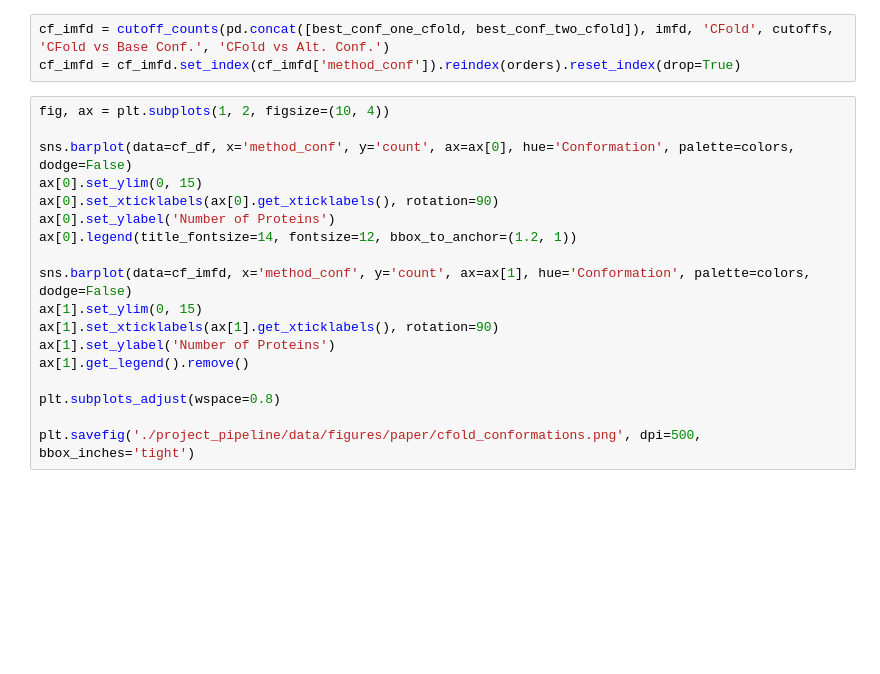
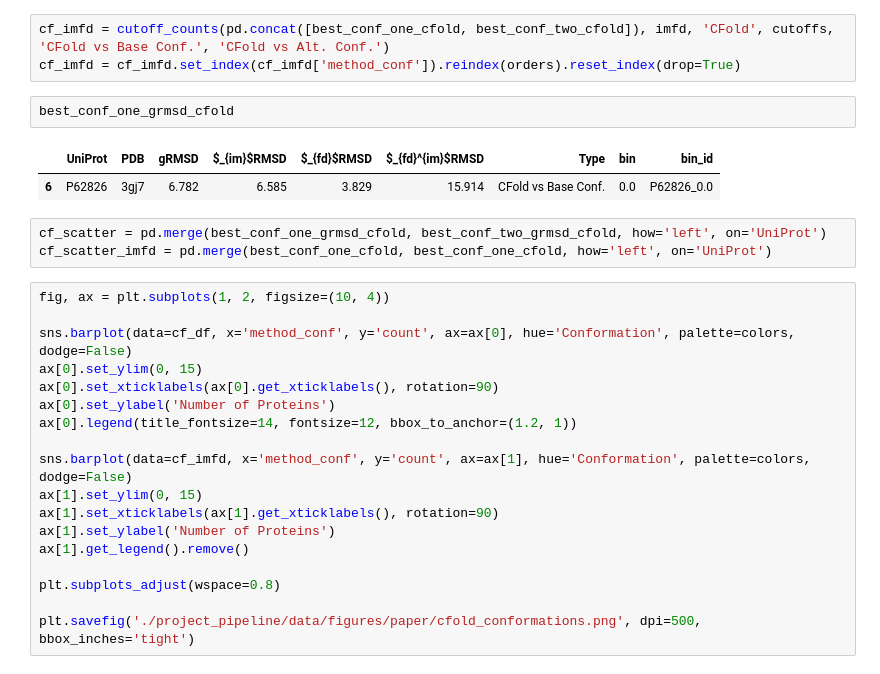
Before and after one commit to bperkinsj/autoinhibition_and_alphafold2, a Jupyter notebook: paper_figs.ipynb, the cells around one changed output. Saved outputs shown, nothing was run; the diff lists cells and outputs as text; blank space fills up the shorter version.

```diff
--- a/paper_figs.ipynb
+++ b/paper_figs.ipynb
@@ -3592,6 +3630,14 @@ cf_df = cf_df.set_index(cf_df['method_conf']).reindex(orders).reset_index(drop=T
 # %%
 cf_imfd = cutoff_counts(pd.concat([best_conf_one_cfold, best_conf_two_cfold]), imfd, 'CFold', cutoffs, 'CFold vs Base Conf.', 'CFold vs Alt. Conf.')
 cf_imfd = cf_imfd.set_index(cf_imfd['method_conf']).reindex(orders).reset_index(drop=True)
+# %%
+best_conf_one_grmsd_cfold
+# %% [output]
+|  | UniProt | PDB | gRMSD | $_{im}$RMSD | $_{fd}$RMSD | $_{fd}^{im}$RMSD | Type | bin | bin_id |
+| 6 | P62826 | 3gj7 | 6.782 | 6.585 | 3.829 | 15.914 | CFold vs Base Conf. | 0.0 | P62826_0.0 |
+# %%
+cf_scatter = pd.merge(best_conf_one_grmsd_cfold, best_conf_two_grmsd_cfold, how='left', on='UniProt')
+cf_scatter_imfd = pd.merge(best_conf_one_cfold, best_conf_one_cfold, how='left', on='UniProt')
 # %%
 fig, ax = plt.subplots(1, 2, figsize=(10, 4))
 
```
Also changed, not shown: parts of 3 cells of this notebook.
